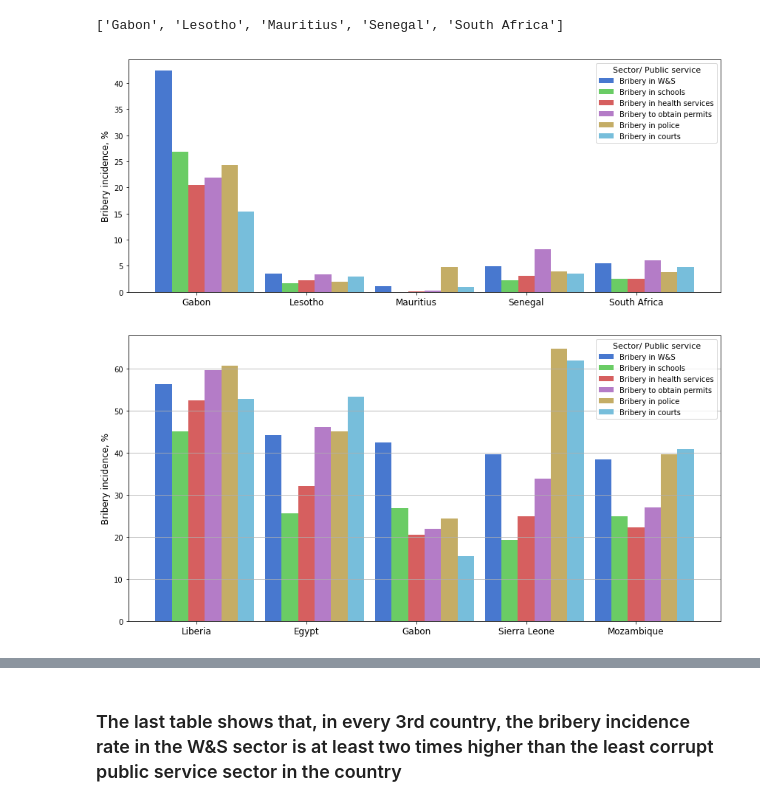
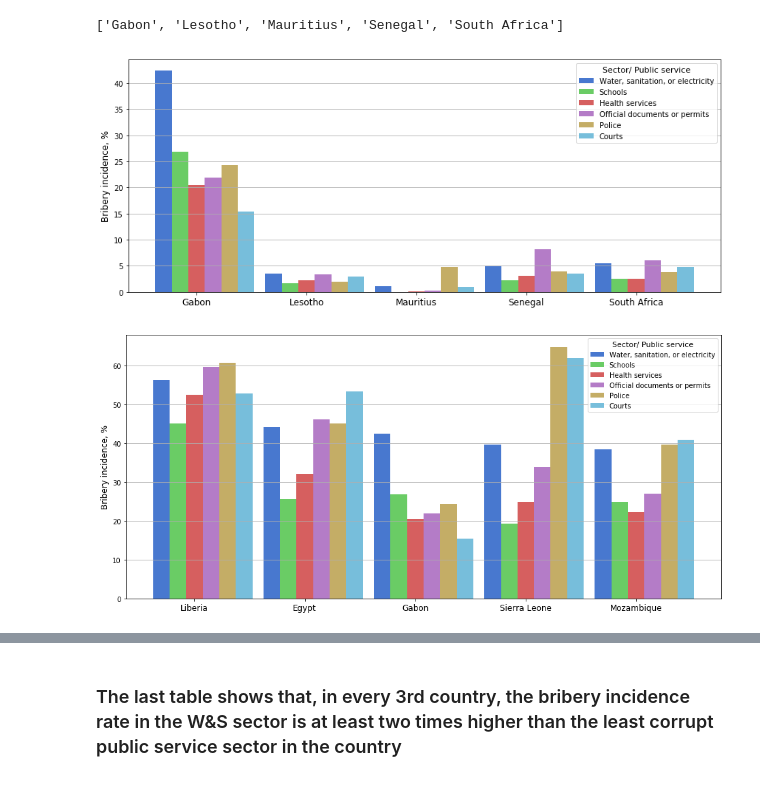
Before and after one commit to allakulov/afrobarometer, a Jupyter notebook: afrobarometer_2016.ipynb, the cells around one changed output, grey strips where cells are left out. Saved outputs shown, nothing was run; the diff lists cells and outputs as text; code cells hidden in the pictures.

Commit message:
Changed column names of public services

```diff
--- a/afrobarometer_2016.ipynb
+++ b/afrobarometer_2016.ipynb
@@ -138,7 +138,7 @@ judge = make_table(df, "COUNTRY", "court_bribe")
 # %%
 # Concatenate all the bribery tables created in the previous stage
 incidence_table = pd.concat([water, edu, med, official, pol, judge], axis = 1)
-incidence_table.columns = ["Bribery in W&S", "Bribery in schools", "Bribery in health services", "Bribery to obtain permits",
-                           "Bribery in police", "Bribery in courts"]
+incidence_table.columns = ["Water, sanitation, or electricity", "Schools", "Health services", "Official documents or permits",
+                           "Police", "Courts"]
 incidence_table
 # %% [output]
@@ -357,13 +356,14 @@ labels = list(to_graph["COUNTRY"])
 x = np.arange(len(labels))  # the label locations
 width = 0.15  # the width of the bars
 
-plt.bar(x - 2*width, np.array(to_graph["Bribery in W&S"]), width, label="Bribery in W&S")
-plt.bar(x - width, np.array(to_graph["Bribery in schools"]), width, label="Bribery in schools")
-plt.bar(x , np.array(to_graph["Bribery in health services"]), width, label="Bribery in health services")
-plt.bar(x + width, np.array(to_graph["Bribery to obtain permits"]), width, label="Bribery to obtain permits")
-plt.bar(x + 2* width, np.array(to_graph["Bribery in police"]), width, label="Bribery in police")
-plt.bar(x + 3* width, np.array(to_graph["Bribery in courts"]), width, label="Bribery in courts")
+plt.bar(x - 2*width, np.array(to_graph["Water, sanitation, or electricity"]), width, label="Water, sanitation, or electricity")
+plt.bar(x - width, np.array(to_graph["Schools"]), width, label="Schools")
+plt.bar(x , np.array(to_graph["Health services"]), width, label="Health services")
+plt.bar(x + width, np.array(to_graph["Official documents or permits"]), width, label="Official documents or permits")
+plt.bar(x + 2* width, np.array(to_graph["Police"]), width, label="Police")
+plt.bar(x + 3* width, np.array(to_graph["Courts"]), width, label="Courts")
 
+plt.grid(axis='y')
 plt.xticks(ticks = x, labels = labels, fontsize=12)
 plt.ylabel("Bribery incidence, %", fontsize=12)
 plt.legend(loc='upper right', fontsize=10, title = "Sector/ Public service", title_fontsize = 11)
@@ -372,35 +372,35 @@ plt.tight_layout()
 
 plt.show()
 # %% [output]
-[figure, old version]
+[figure, new version]
 # %%
 # five countries that have the highest bribery incidence in W&S
-top5 = incidence_table.sort_values("Bribery in W&S", ascending = False).round(2).head()
+top5 = incidence_table.sort_values("Water, sanitation, or electricity", ascending = False).round(2).head()
 # %%
-figure(figsize=(12,6))
+figure(figsize=(13,6))
 
 labels = list(top5["COUNTRY"])
 
 x = np.arange(len(labels))  # the label locations
 width = 0.15  # the width of the bars
 
-plt.bar(x - 2*width, np.array(top5["Bribery in W&S"]), width, label="Bribery in W&S")
-plt.bar(x - width, np.array(top5["Bribery in schools"]), width, label="Bribery in schools")
-plt.bar(x , np.array(top5["Bribery in health services"]), width, label="Bribery in health services")
-plt.bar(x + width, np.array(top5["Bribery to obtain permits"]), width, label="Bribery to obtain permits")
-plt.bar(x + 2* width, np.array(top5["Bribery in police"]), width, label="Bribery in police")
-plt.bar(x + 3* width, np.array(top5["Bribery in courts"]), width, label="Bribery in courts")
+plt.bar(x - 2*width, np.array(top5["Water, sanitation, or electricity"]), width, label="Water, sanitation, or electricity")
+plt.bar(x - width, np.array(top5["Schools"]), width, label="Schools")
+plt.bar(x , np.array(top5["Health services"]), width, label="Health services")
+plt.bar(x + width, np.array(top5["Official documents or permits"]), width, label="Official documents or permits")
+plt.bar(x + 2* width, np.array(top5["Police"]), width, label="Police")
+plt.bar(x + 3* width, np.array(top5["Courts"]), width, label="Courts")
 
 plt.grid(axis='y')
 plt.xticks(ticks = x, labels = labels, fontsize=12)
 plt.ylabel("Bribery incidence, %", fontsize=12)
 plt.legend(loc='upper right', fontsize=10, title = "Sector/ Public service", title_fontsize = 11)
 
 plt.tight_layout()
 
 plt.show()
 # %% [output]
-[figure, old version]
+[figure, new version]
 # %%
 # How many times is the bribery incidence in W&S higher compared to the least corrupt sector in each country
 
```
Also changed, not shown: parts of 13 cells of this notebook.
